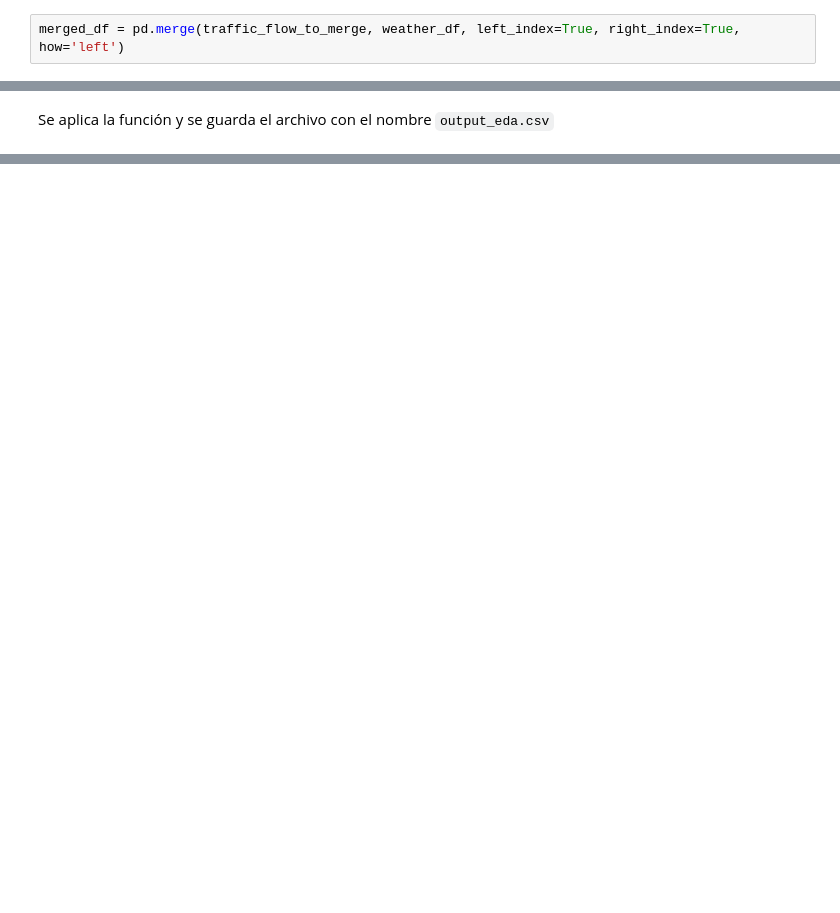
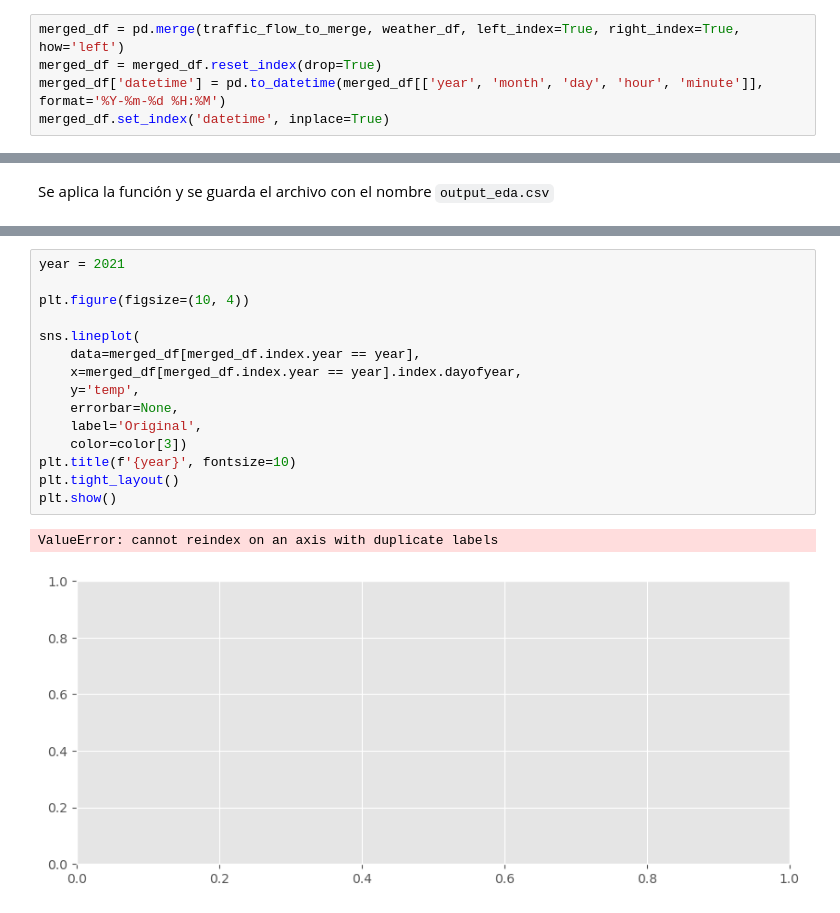
Before and after one commit to EnzoRg/diplodatos, a Jupyter notebook: 3_Mentoria/00_Parte_2.ipynb, the cells around one changed output, grey strips where cells are left out. Saved outputs shown, nothing was run; the diff lists cells and outputs as text; blank space fills up the shorter version.

```diff
--- a/3_Mentoria/00_Parte_2.ipynb
+++ b/3_Mentoria/00_Parte_2.ipynb
@@ -526,3 +526,6 @@ Nuevo:          132890
 Se mantendra la cantidad de índices del dataset original y solo se uniran aqullos índices que coinciden
 # %%
 merged_df = pd.merge(traffic_flow_to_merge, weather_df, left_index=True, right_index=True, how='left')
+merged_df = merged_df.reset_index(drop=True)
+merged_df['datetime'] = pd.to_datetime(merged_df[['year', 'month', 'day', 'hour', 'minute']], format='%Y-%m-%d %H:%M')
+merged_df.set_index('datetime', inplace=True)
@@ -656,0 +686,18 @@ traffic_flow_eda.to_csv('output_eda.csv')
+# %%
+year = 2021
+
+plt.figure(figsize=(10, 4))
+
+sns.lineplot(
+    data=merged_df[merged_df.index.year == year],
+    x=merged_df[merged_df.index.year == year].index.dayofyear,
+    y='temp',
+    errorbar=None,
+    label='Original',
+    color=color[3])
+plt.title(f'{year}', fontsize=10)
+plt.tight_layout()
+plt.show()
+# %% [output]
+ValueError: cannot reindex on an axis with duplicate labels
+[figure, added]
```
Also changed, not shown: parts of 9 cells of this notebook, 5 other files.
